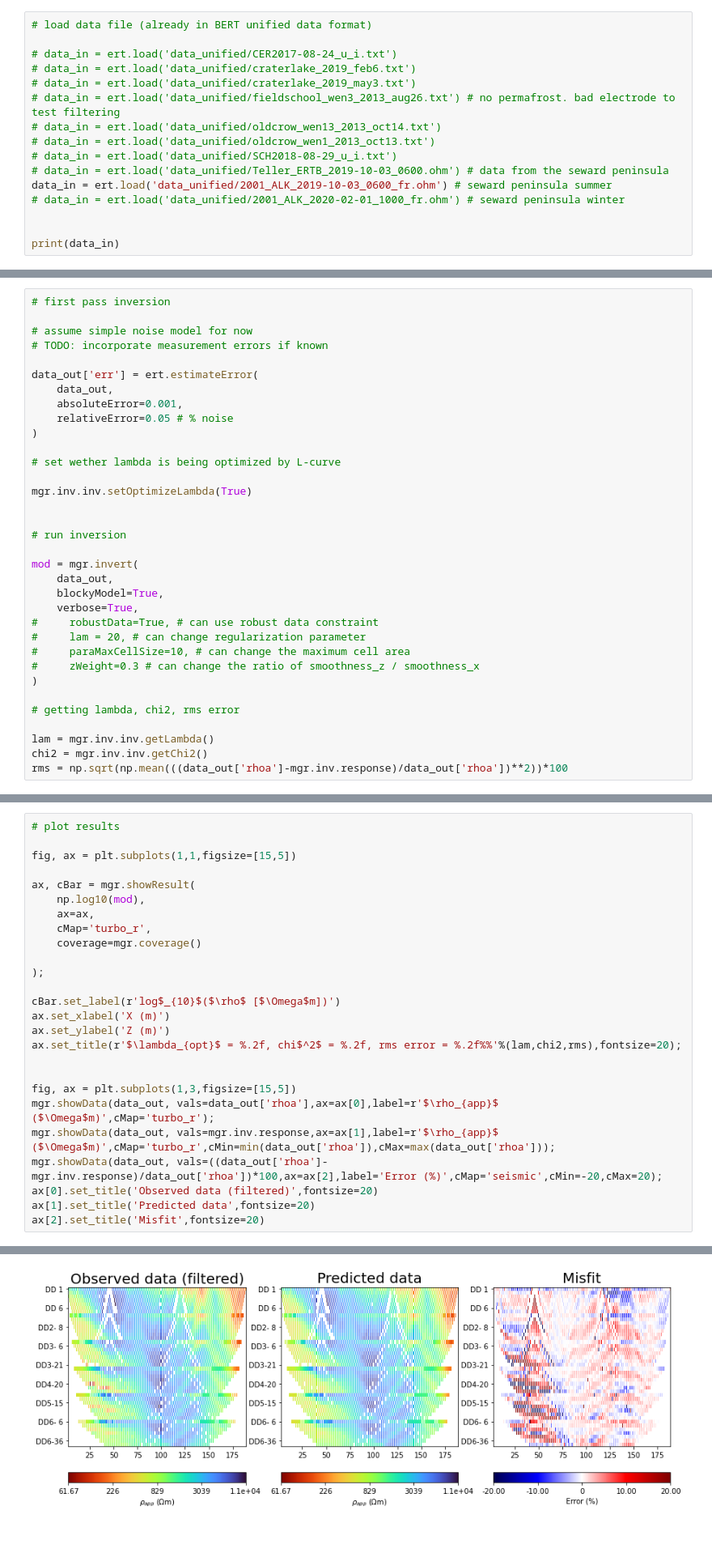
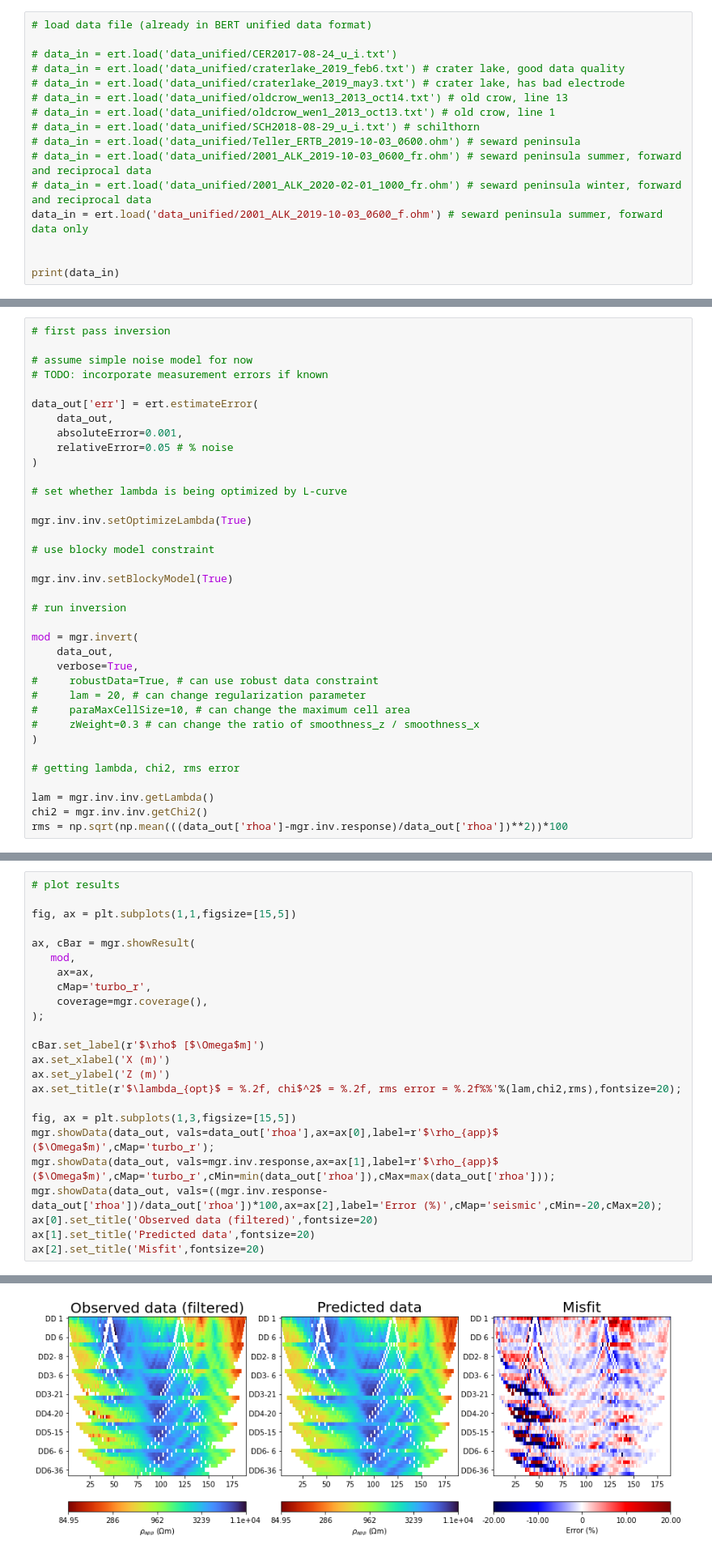
Before and after one commit to teddiherring/permafrost-data-processing, a Jupyter notebook: data_filtering.ipynb, the cells around one changed output, grey strips where cells are left out. Shown: that part at 81% size. Drawn from its saved outputs; the diff is of its cells as text.

Commit message:
tested seward dataset with only forward data

```diff
--- a/data_filtering.ipynb
+++ b/data_filtering.ipynb
@@ -8,15 +8,15 @@ import matplotlib.pyplot as plt
 # load data file (already in BERT unified data format)
 
 # data_in = ert.load('data_unified/CER2017-08-24_u_i.txt')
-# data_in = ert.load('data_unified/craterlake_2019_feb6.txt')
-# data_in = ert.load('data_unified/craterlake_2019_may3.txt')
-# data_in = ert.load('data_unified/fieldschool_wen3_2013_aug26.txt') # no permafrost. bad electrode to test filtering
-# data_in = ert.load('data_unified/oldcrow_wen13_2013_oct14.txt')
-# data_in = ert.load('data_unified/oldcrow_wen1_2013_oct13.txt')
-# data_in = ert.load('data_unified/SCH2018-08-29_u_i.txt')
-# data_in = ert.load('data_unified/Teller_ERTB_2019-10-03_0600.ohm') # data from the seward peninsula
-data_in = ert.load('data_unified/2001_ALK_2019-10-03_0600_fr.ohm') # seward peninsula summer
-# data_in = ert.load('data_unified/2001_ALK_2020-02-01_1000_fr.ohm') # seward peninsula winter
+# data_in = ert.load('data_unified/craterlake_2019_feb6.txt') # crater lake, good data quality
+# data_in = ert.load('data_unified/craterlake_2019_may3.txt') # crater lake, has bad electrode
+# data_in = ert.load('data_unified/oldcrow_wen13_2013_oct14.txt') # old crow, line 13
+# data_in = ert.load('data_unified/oldcrow_wen1_2013_oct13.txt') # old crow, line 1
+# data_in = ert.load('data_unified/SCH2018-08-29_u_i.txt') # schilthorn
+# data_in = ert.load('data_unified/Teller_ERTB_2019-10-03_0600.ohm') # seward peninsula
+# data_in = ert.load('data_unified/2001_ALK_2019-10-03_0600_fr.ohm') # seward peninsula summer, forward and reciprocal data
+# data_in = ert.load('data_unified/2001_ALK_2020-02-01_1000_fr.ohm') # seward peninsula winter, forward and reciprocal data
+data_in = ert.load('data_unified/2001_ALK_2019-10-03_0600_f.ohm') # seward peninsula summer, forward data only
 
 
 print(data_in)
@@ -225,16 +225,18 @@ data_out['err'] = ert.estimateError(
     relativeError=0.05 # % noise
 )
 
-# set wether lambda is being optimized by L-curve
+# set whether lambda is being optimized by L-curve
 
 mgr.inv.inv.setOptimizeLambda(True)
 
+# use blocky model constraint
+
+mgr.inv.inv.setBlockyModel(True)
 
 # run inversion
 
 mod = mgr.invert(
     data_out,
-    blockyModel=True,
     verbose=True,
 #     robustData=True, # can use robust data constraint
 #     lam = 20, # can change regularization parameter
@@ -280,23 +282,21 @@ Writing triangles.
 fig, ax = plt.subplots(1,1,figsize=[15,5])
 
 ax, cBar = mgr.showResult(
-    np.log10(mod),
+   mod,
     ax=ax,
     cMap='turbo_r',
-    coverage=mgr.coverage()
-
+    coverage=mgr.coverage(),
 );
 
-cBar.set_label(r'log$_{10}$($\rho$ [$\Omega$m])')
+cBar.set_label(r'$\rho$ [$\Omega$m]')
 ax.set_xlabel('X (m)')
 ax.set_ylabel('Z (m)')
 ax.set_title(r'$\lambda_{opt}$ = %.2f, chi$^2$ = %.2f, rms error = %.2f%%'%(lam,chi2,rms),fontsize=20);
 
-
 fig, ax = plt.subplots(1,3,figsize=[15,5])
 mgr.showData(data_out, vals=data_out['rhoa'],ax=ax[0],label=r'$\rho_{app}$ ($\Omega$m)',cMap='turbo_r');
 mgr.showData(data_out, vals=mgr.inv.response,ax=ax[1],label=r'$\rho_{app}$ ($\Omega$m)',cMap='turbo_r',cMin=min(data_out['rhoa']),cMax=max(data_out['rhoa']));
-mgr.showData(data_out, vals=((data_out['rhoa']-mgr.inv.response)/data_out['rhoa'])*100,ax=ax[2],label='Error (%)',cMap='seismic',cMin=-20,cMax=20);
+mgr.showData(data_out, vals=((mgr.inv.response-data_out['rhoa'])/data_out['rhoa'])*100,ax=ax[2],label='Error (%)',cMap='seismic',cMin=-20,cMax=20);
 ax[0].set_title('Observed data (filtered)',fontsize=20)
 ax[1].set_title('Predicted data',fontsize=20)
 ax[2].set_title('Misfit',fontsize=20)
@@ -306 +306 @@ Text(0.5, 1.0, 'Misfit')
-[figure, old version]
+[figure, new version]
```
Also changed, not shown: parts of 7 cells of this notebook.
